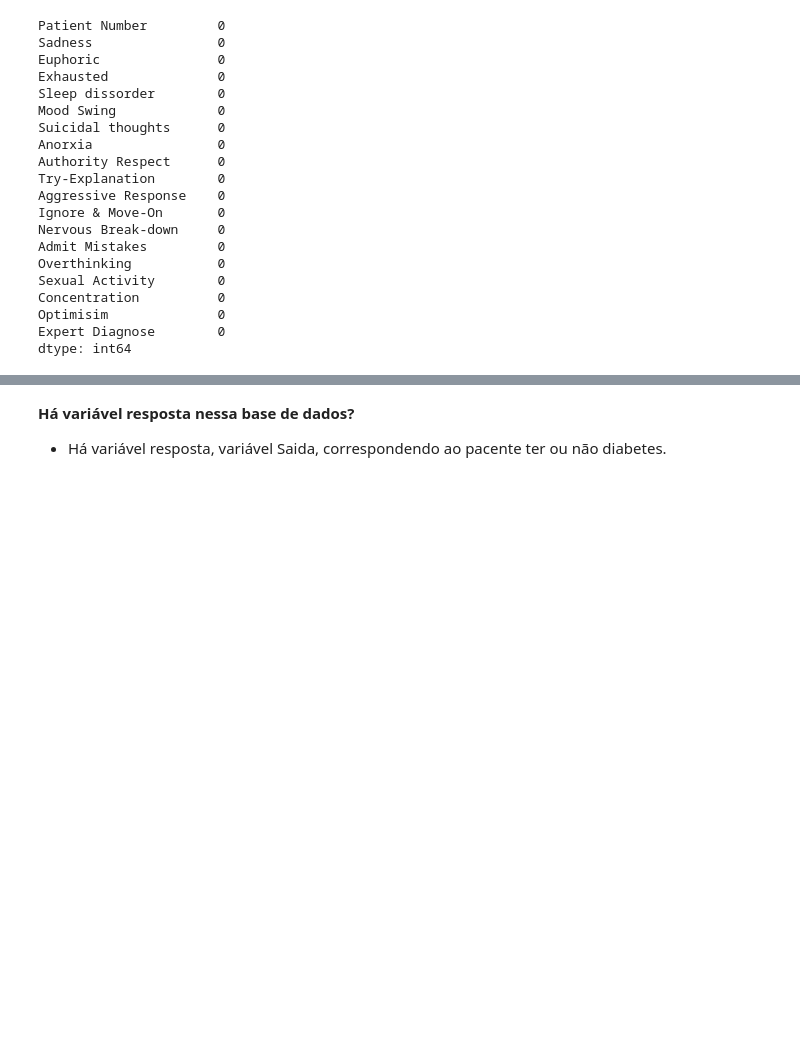
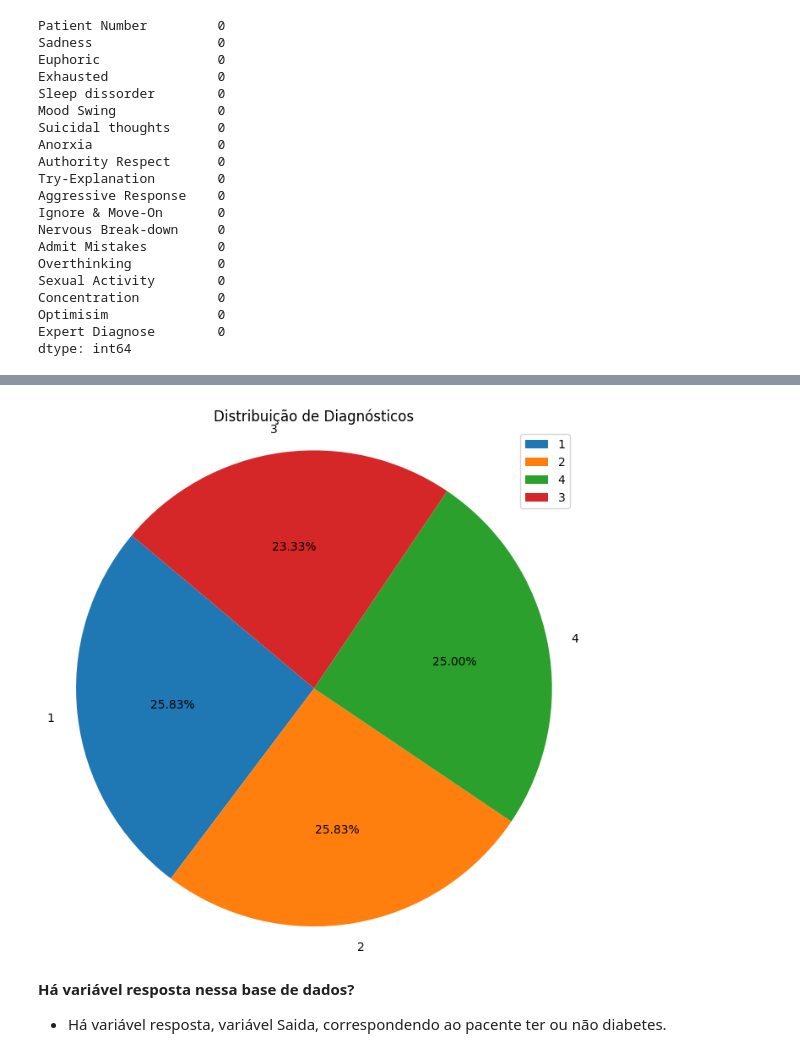
Before and after one commit to IgorNascimentoDEV/1-Projeto-Dengue-2022, a Jupyter notebook: Classificacao_03_04.ipynb, the cells around one changed output, grey strips where cells are left out. Drawn from its saved outputs; the diff is of its cells as text; code cells hidden in the pictures; blank space fills up the shorter version.

```diff
--- a/Classificacao_03_04.ipynb
+++ b/Classificacao_03_04.ipynb
@@ -163,3 +200,22 @@ plt.show()
+# %%
+# Construindo o gráfico de fatias com matplotlib
+
+contagem_diagnoses = dados['Expert Diagnose'].value_counts()
+
+# Extrair os diagnósticos e suas contagens
+diagnoses = contagem_diagnoses.index
+quantidades = contagem_diagnoses.values
+
+# Construir o gráfico de pizza
+plt.figure(figsize=(8, 8))
+plt.pie(quantidades, labels=diagnoses, autopct='%1.2f%%', startangle=140)
+plt.title('Distribuição de Diagnósticos')
+plt.axis('equal')
+plt.legend(diagnoses, loc='best')
+
+plt.show()
+# %% [output]
+[figure, added]
 # %% [markdown]
 **Há variável resposta nessa base de dados?**
 
```
Also changed, not shown: parts of 26 cells of this notebook.
